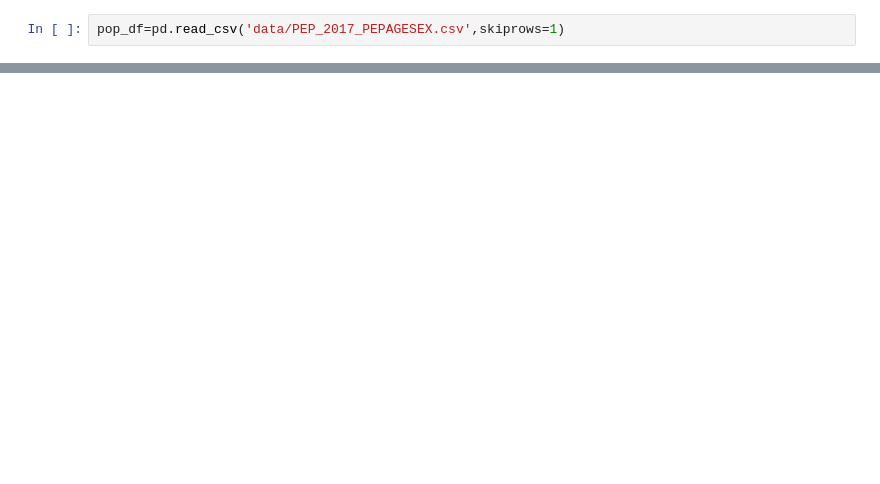
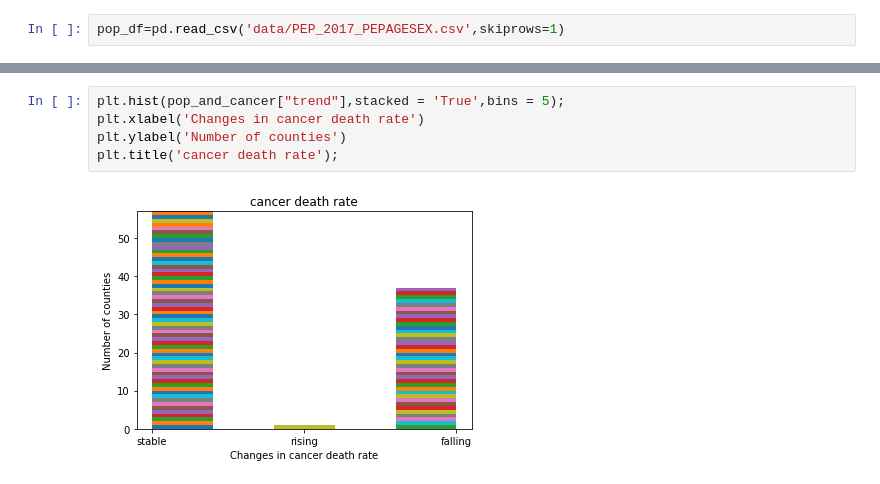
Before and after one commit to ibutera/vanderbilt-aspire-data-essentials, a Jupyter notebook: First Notebook.ipynb, the cells around one changed output, grey strips where cells are left out. Saved outputs shown, nothing was run; the diff lists cells and outputs as text; blank space fills up the shorter version.

```diff
--- a/First Notebook.ipynb
+++ b/First Notebook.ipynb
@@ -265,0 +356,7 @@ pop_and_cancer.loc[pop_and_cancer.hospice_counts > 2]
+# %%
+plt.hist(pop_and_cancer["trend"],stacked = 'True',bins = 5);
+plt.xlabel('Changes in cancer death rate')
+plt.ylabel('Number of counties')
+plt.title('cancer death rate');
+# %% [output]
+[figure, added]
```
Also changed, not shown: parts of 99 cells of this notebook.
